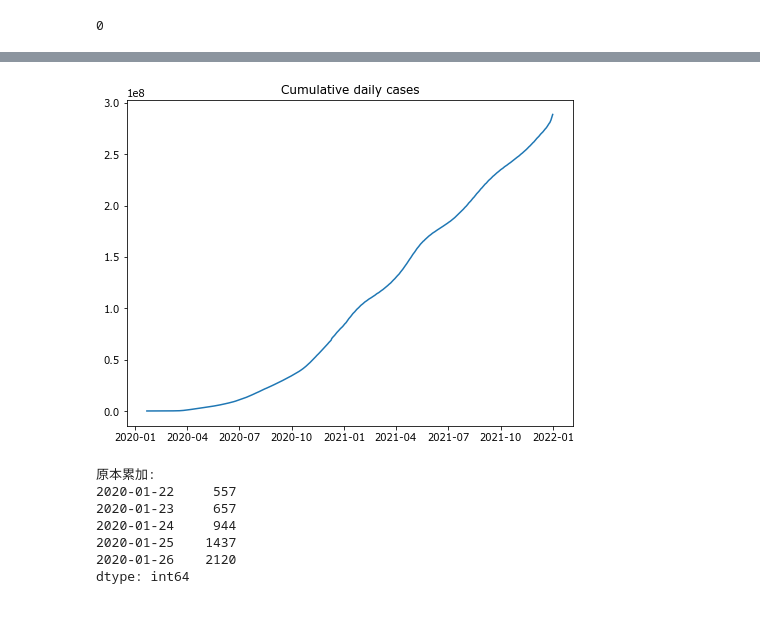
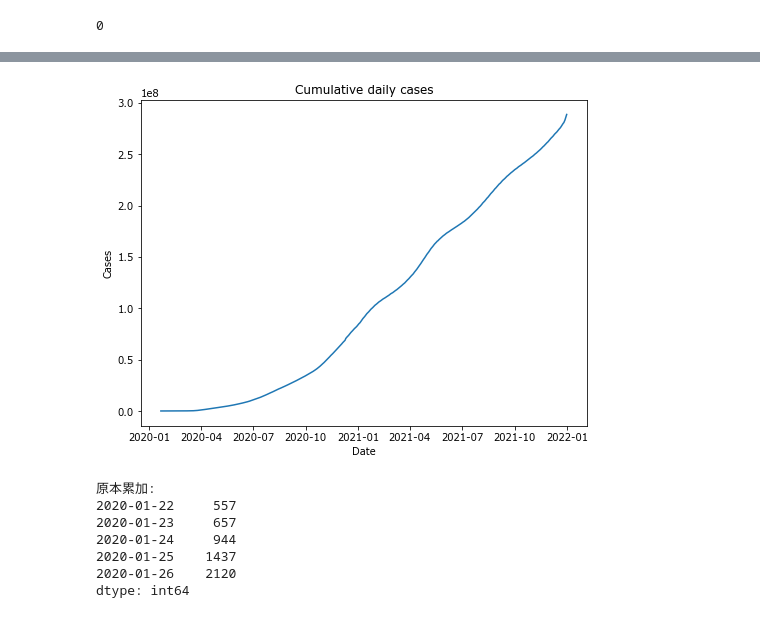
Before and after one commit to a123a20/Chang-Ching, a Jupyter notebook: RNN系列實作/LSTM_COVID-19預測/RNN_新冠病例預測_LSTM.ipynb, the cells around one changed output, grey strips where cells are left out. Cells and saved outputs as stored; diff of their text form; code cells hidden in the pictures.

```diff
--- a/RNN系列實作/LSTM_COVID-19預測/RNN_新冠病例預測_LSTM.ipynb
+++ b/RNN系列實作/LSTM_COVID-19預測/RNN_新冠病例預測_LSTM.ipynb
@@ -98,13 +116,15 @@ dtype: int64
 # %%
 x = daily_cases.index  # 取column index(2020-01)
 y = daily_cases.values  # 取DataFrame的內容值
 
 plt.figure(figsize=(8,6))
 plt.title('Cumulative daily cases')
+plt.xlabel("Date")
+plt.ylabel("Cases")
 plt.plot(x, y)
 plt.show()
 # %% [output]
-[figure, old version]
+[figure, new version]
 # %%
 print("原本累加:")
 print(daily_cases.head())
```
Also changed, not shown: parts of 21 cells of this notebook, 3 other files.
